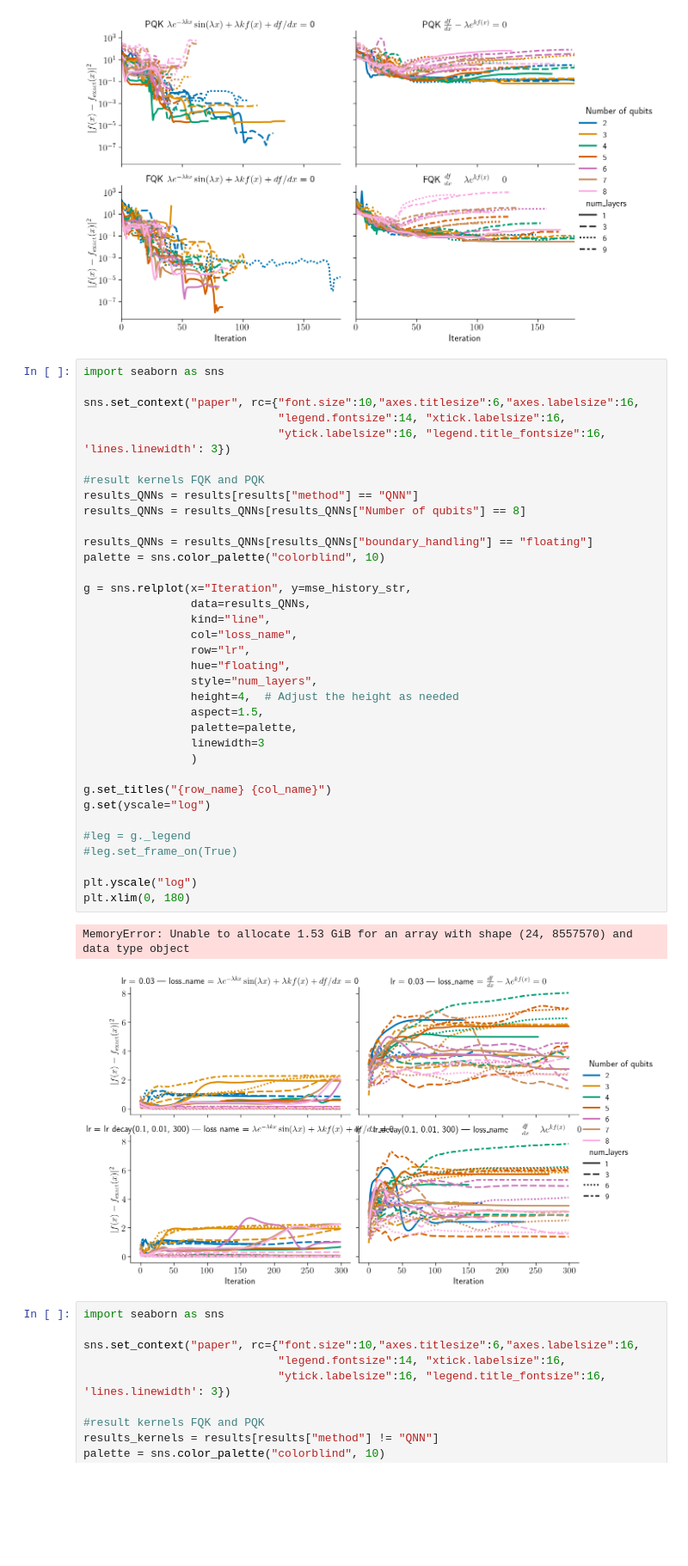
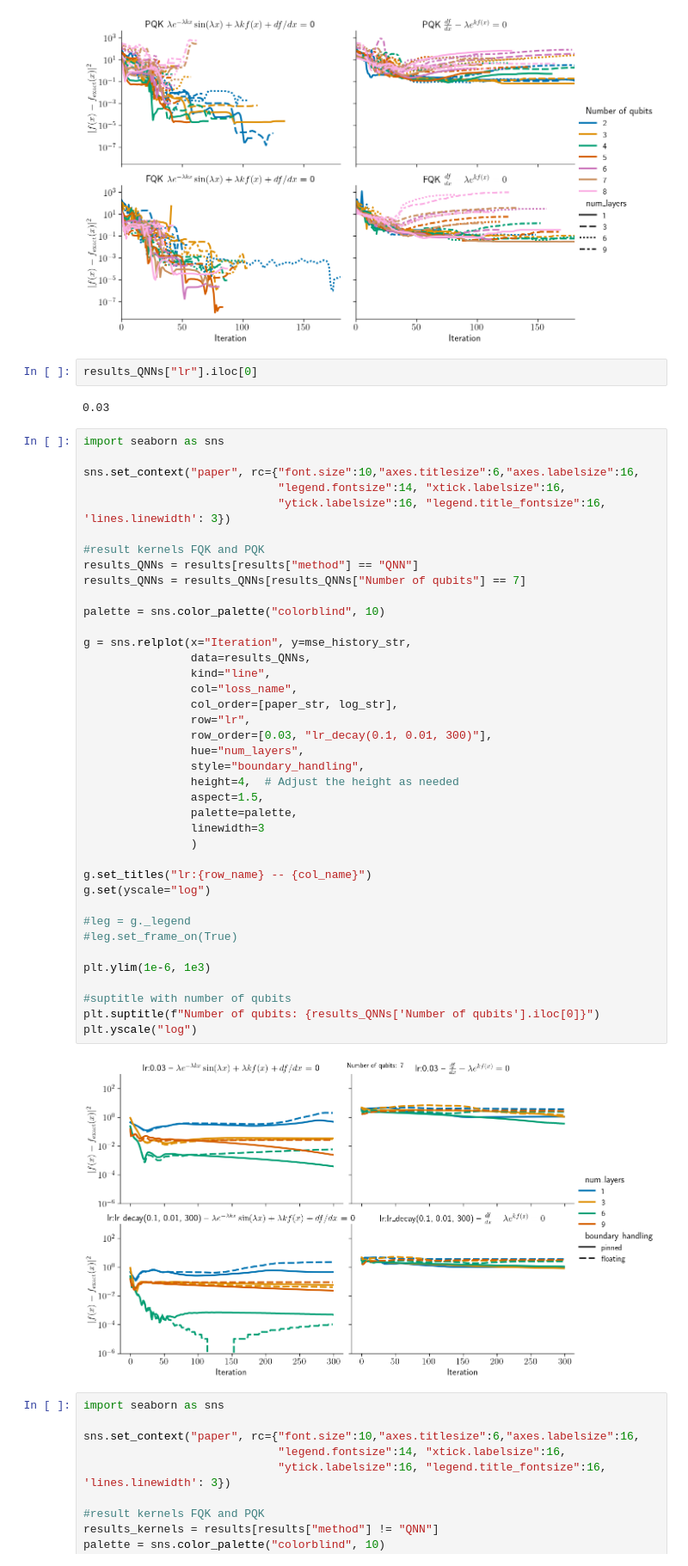
Before and after one commit to rupof/KernelDE, a Jupyter notebook: plotting_notebooks/local_plot_QNN_vs_QK.ipynb, the cells around one changed output. Shown at 86% size. Saved outputs shown, nothing was run; the diff lists cells and outputs as text; blank space fills up the shorter version.

```diff
--- a/plotting_notebooks/local_plot_QNN_vs_QK.ipynb
+++ b/plotting_notebooks/local_plot_QNN_vs_QK.ipynb
@@ -141,44 +141,51 @@ plt.xlim(0, 180)
 # %% [output]
 (0.0, 180.0)
 [figure]
+# %%
+results_QNNs["lr"].iloc[0]
+# %% [output]
+0.03
 # %%
 import seaborn as sns
 
 sns.set_context("paper", rc={"font.size":10,"axes.titlesize":6,"axes.labelsize":16,
                              "legend.fontsize":14, "xtick.labelsize":16,
                              "ytick.labelsize":16, "legend.title_fontsize":16,  'lines.linewidth': 3})
 
 #result kernels FQK and PQK
 results_QNNs = results[results["method"] == "QNN"]
-results_QNNs = results_QNNs[results_QNNs["Number of qubits"] == 8]
+results_QNNs = results_QNNs[results_QNNs["Number of qubits"] == 7]
 
-results_QNNs = results_QNNs[results_QNNs["boundary_handling"] == "floating"]
 palette = sns.color_palette("colorblind", 10)
 
 g = sns.relplot(x="Iteration", y=mse_history_str,
                 data=results_QNNs,
                 kind="line",
                 col="loss_name",
+                col_order=[paper_str, log_str],
                 row="lr",
-                hue="floating",
-                style="num_layers",
+                row_order=[0.03, "lr_decay(0.1, 0.01, 300)"],
+                hue="num_layers",
+                style="boundary_handling",
                 height=4,  # Adjust the height as needed
                 aspect=1.5,
                 palette=palette,
                 linewidth=3
                 )
 
-g.set_titles("{row_name} {col_name}")
+g.set_titles("lr:{row_name} -- {col_name}")
 g.set(yscale="log")
 
 #leg = g._legend
 #leg.set_frame_on(True)
 
+plt.ylim(1e-6, 1e3)
+
+#suptitle with number of qubits
+plt.suptitle(f"Number of qubits: {results_QNNs['Number of qubits'].iloc[0]}")
 plt.yscale("log")
-plt.xlim(0, 180)
 # %% [output]
-MemoryError: Unable to allocate 1.53 GiB for an array with shape (24, 8557570) and data type object
-[figure, old version]
+[figure, new version]
 # %%
 import seaborn as sns
 
```
Also changed, not shown: parts of 10 cells of this notebook, 7 other files.
